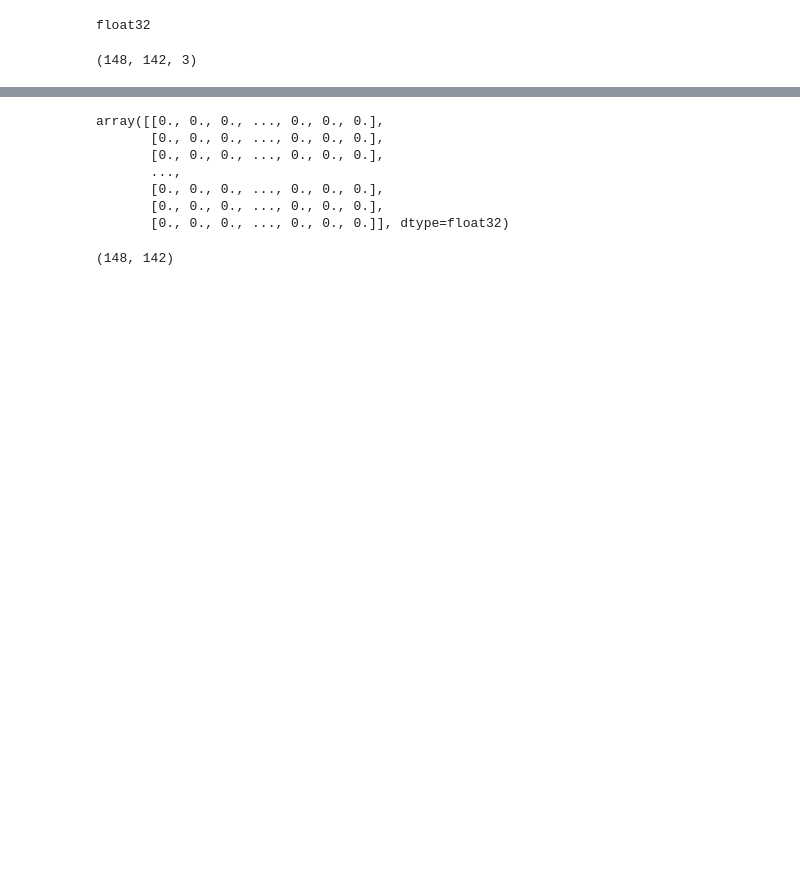
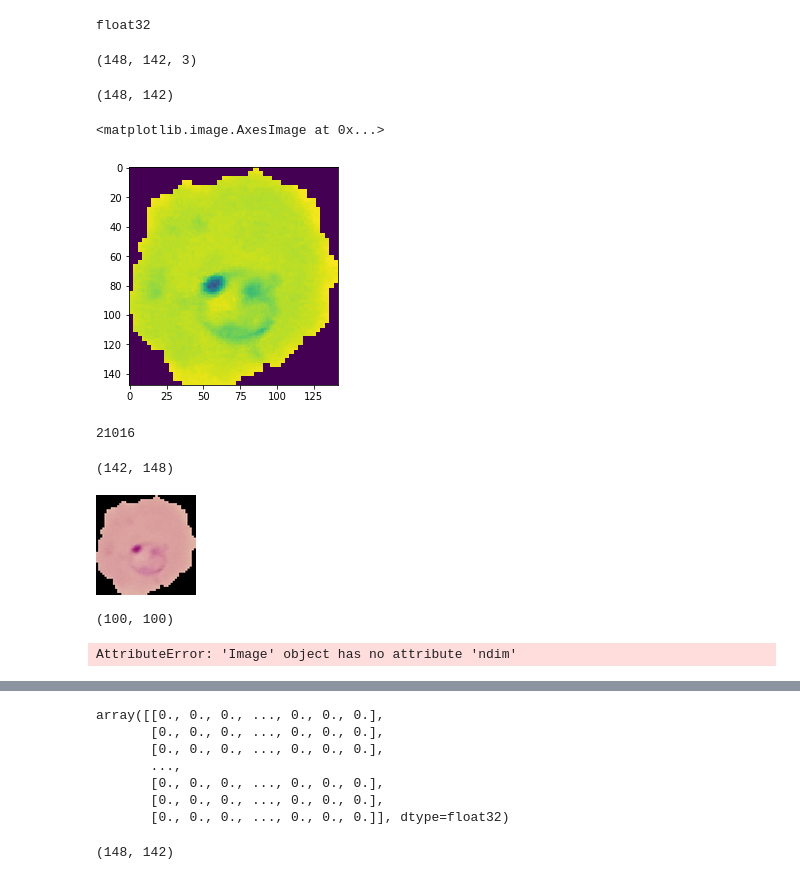
Before and after one commit to timothywallaby/thinkfulchallenge, a Jupyter notebook: Malaria_Classify.ipynb, the cells around one changed output, grey strips where cells are left out. Drawn from its saved outputs; the diff is of its cells as text; code cells hidden in the pictures; blank space fills up the shorter version.

Commit message:
Add files via upload
Open via Image instead of matplotlib
Resized images all to 100x100
Numpy conversion from Image open
Flatten using image from 100x100 to 10000

```diff
--- a/Malaria_Classify.ipynb
+++ b/Malaria_Classify.ipynb
@@ -30,3 +30,16 @@ SS = StandardScaler()
 from skimage.color import rgb2gray, gray2rgb
 
 gray_pic = rgb2gray(parasite_pic)
+# %%
+print(gray_pic.shape)
+# %% [output]
+(148, 142)
+# %%
+plt.imshow(gray_pic)
+# %% [output]
+<matplotlib.image.AxesImage at 0x...>
+[figure, added]
+# %%
+print(gray_pic.size)
+# %% [output]
+21016
@@ -32,0 +52,16 @@ gray_pic = rgb2gray(parasite_pic)
+# %%
+print(img.size)
+# %% [output]
+(142, 148)
+# %%
+resize
+# %% [output]
+[figure, added]
+# %%
+print(resize.size)
+# %% [output]
+(100, 100)
+# %%
+gray_resize = rgb2gray(resize)
+# %% [output]
+AttributeError: 'Image' object has no attribute 'ndim'
```
Also changed, not shown: parts of 21 cells of this notebook.
